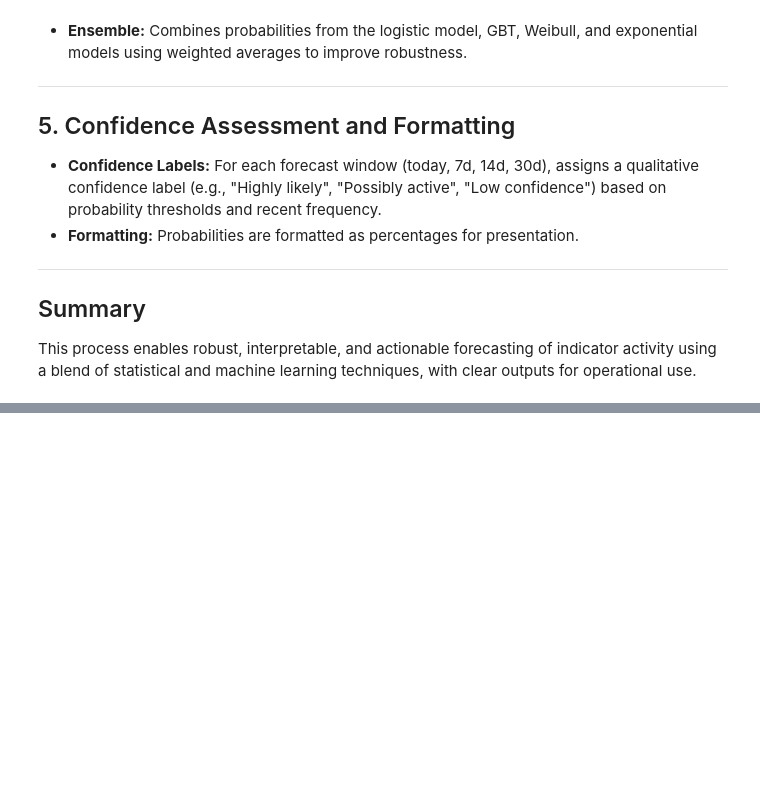
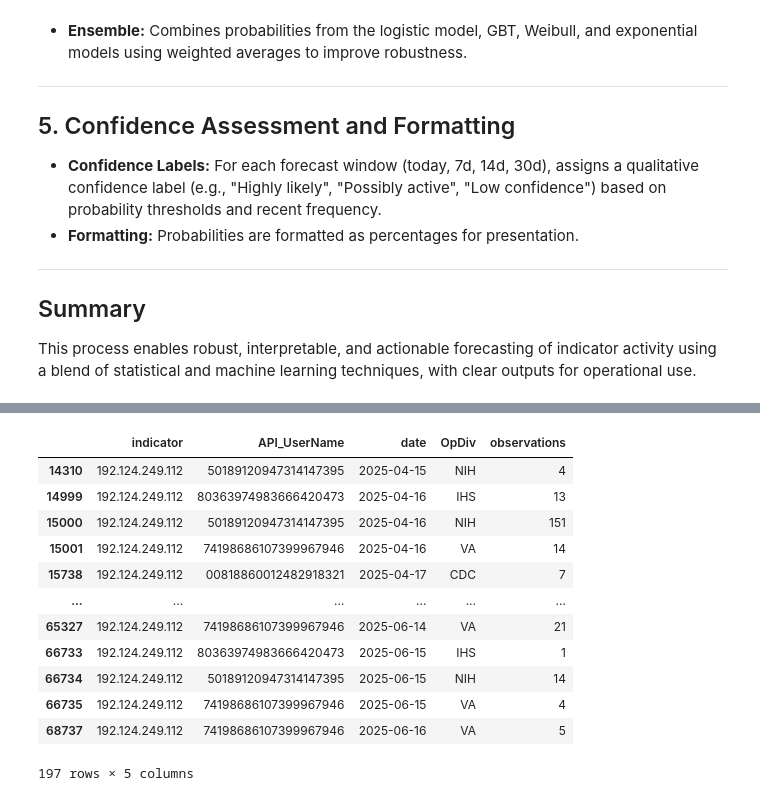
Before and after one commit to jaytlinaskew-OIS/HTOC, a Jupyter notebook: notebooks/observationEventForecasting/NextObservedIndicator.ipynb, the cells around one changed output, grey strips where cells are left out. Cells and saved outputs as stored; diff of their text form; code cells hidden in the pictures; blank space fills up the shorter version.

```diff
--- a/notebooks/observationEventForecasting/NextObservedIndicator.ipynb
+++ b/notebooks/observationEventForecasting/NextObservedIndicator.ipynb
@@ -167 +183,25 @@ src
+# %%
+# Group the src dataframe by 'OpDiv' and get a dictionary of DataFrames for each OpDiv
+opdiv_groups = {opdiv: group for opdiv, group in src.groupby('OpDiv')}
+
+# Allow searching by indicator
+def get_by_indicator(indicator_value):
+    return src[src['indicator'] == indicator_value]
+
+# Example usage:
+get_by_indicator('192.124.249.112')
+# %% [output]
+|  | indicator | API_UserName | date | OpDiv | observations |
+| 14310 | 192.124.249.112 | 50189120947314147395 | 2025-04-15 | NIH | 4 |
+| 14999 | 192.124.249.112 | 80363974983666420473 | 2025-04-16 | IHS | 13 |
+| 15000 | 192.124.249.112 | 50189120947314147395 | 2025-04-16 | NIH | 151 |
+| 15001 | 192.124.249.112 | 74198686107399967946 | 2025-04-16 | VA | 14 |
+| 15738 | 192.124.249.112 | 00818860012482918321 | 2025-04-17 | CDC | 7 |
+| ... | ... | ... | ... | ... | ... |
+| 65327 | 192.124.249.112 | 74198686107399967946 | 2025-06-14 | VA | 21 |
+| 66733 | 192.124.249.112 | 80363974983666420473 | 2025-06-15 | IHS | 1 |
+| 66734 | 192.124.249.112 | 50189120947314147395 | 2025-06-15 | NIH | 14 |
+| 66735 | 192.124.249.112 | 74198686107399967946 | 2025-06-15 | VA | 4 |
+| 68737 | 192.124.249.112 | 74198686107399967946 | 2025-06-16 | VA | 5 |
+197 rows × 5 columns
 # %%
```
Also changed, not shown: parts of 10 cells of this notebook, 9 other files.
